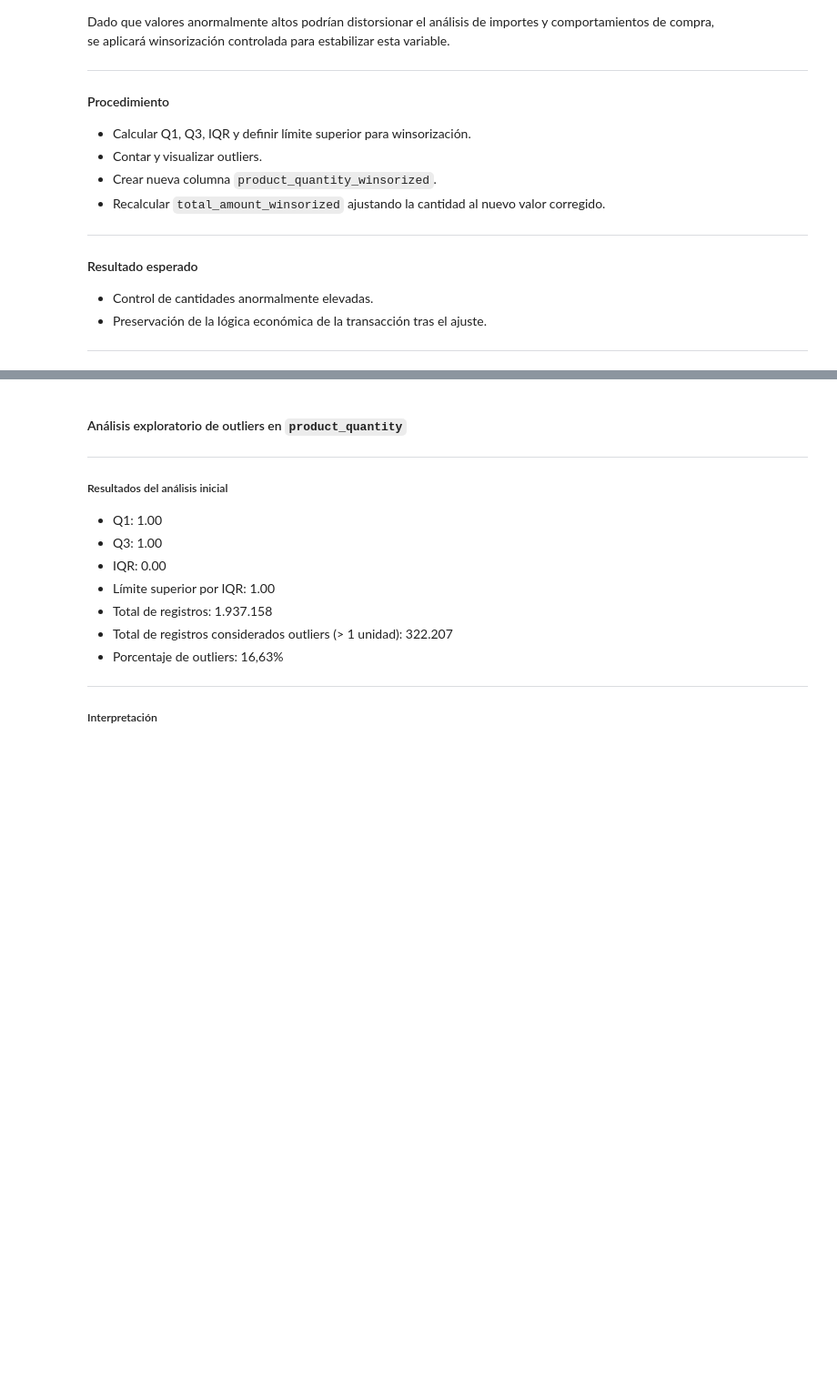
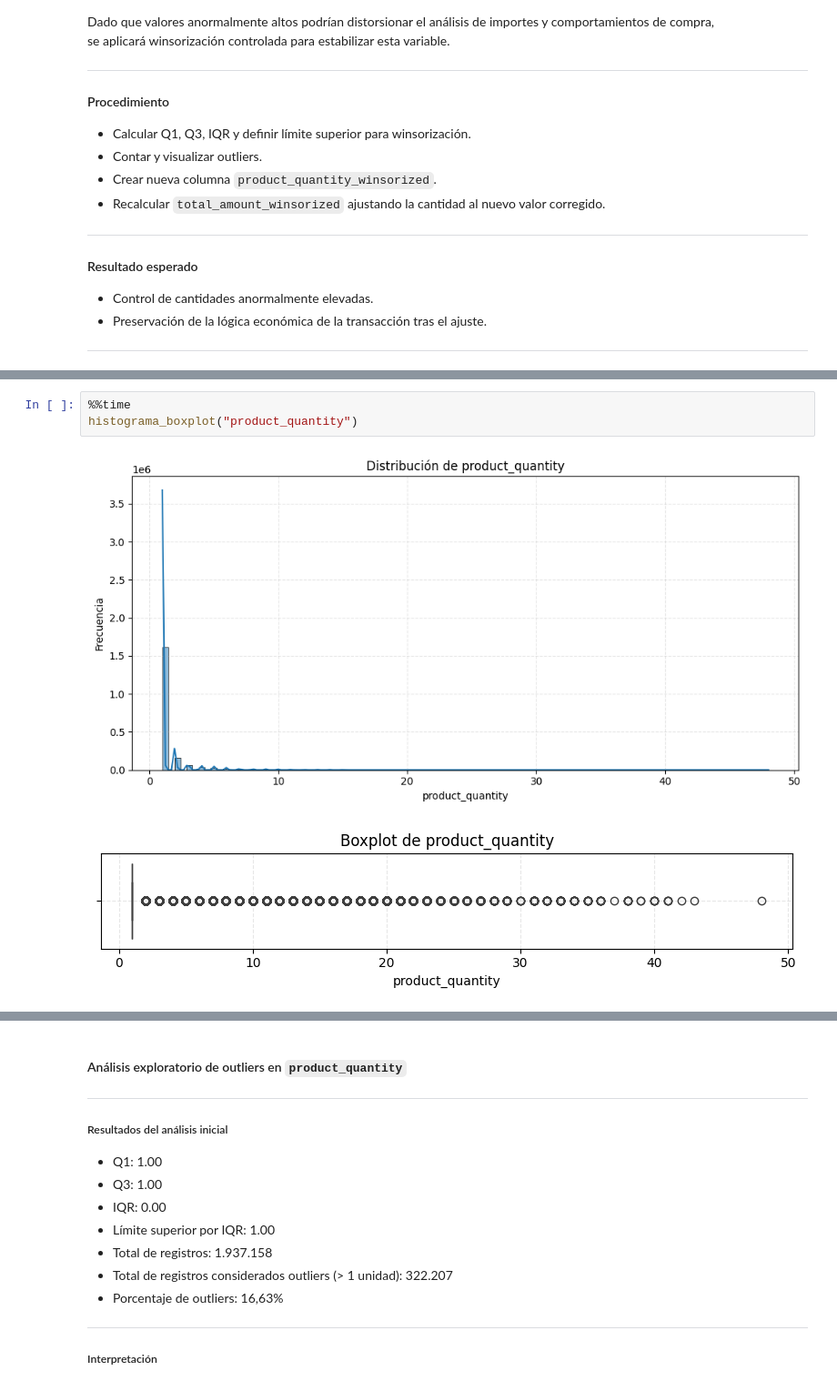
Before and after one commit to admarketingdigital/tfm-retail-recommender, a Jupyter notebook: notebooks/05.Preprocessing.General.ipynb, the cells around one changed output, grey strips where cells are left out. Shown: that part at 91% size. Cells and saved outputs as stored; diff of their text form; blank space fills up the shorter version.

```diff
--- a/notebooks/05.Preprocessing.General.ipynb
+++ b/notebooks/05.Preprocessing.General.ipynb
@@ -789,0 +629,6 @@ Wall time: 22.3 s
+# %%
+%%time
+histograma_boxplot("product_quantity")
+# %% [output]
+[figure, added]
+[figure, added]
```
Also changed, not shown: parts of 49 cells of this notebook.
